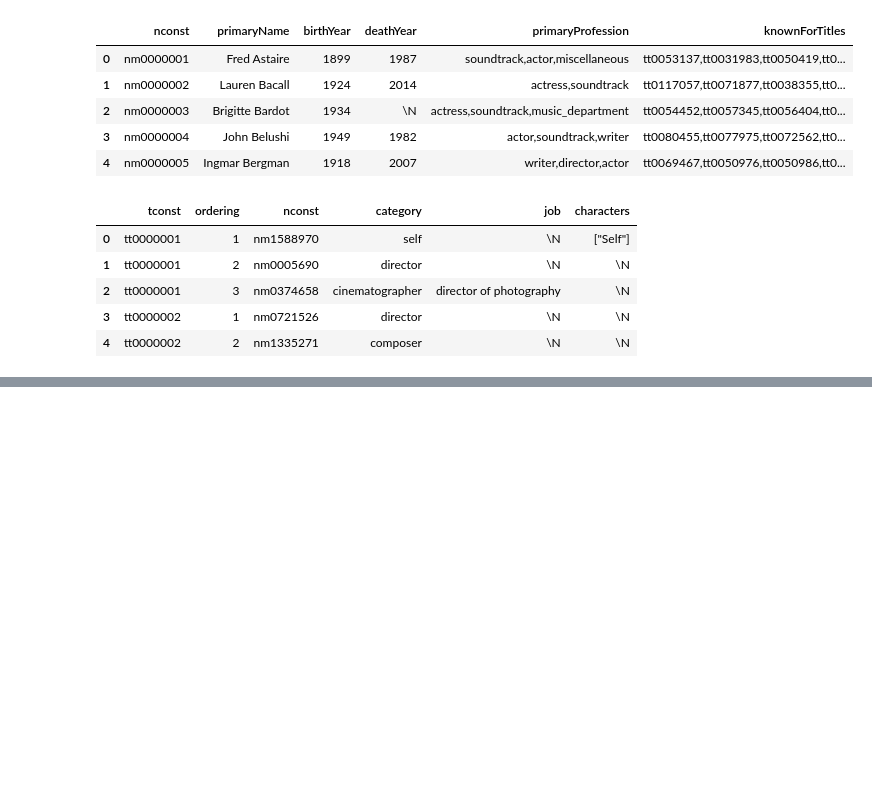
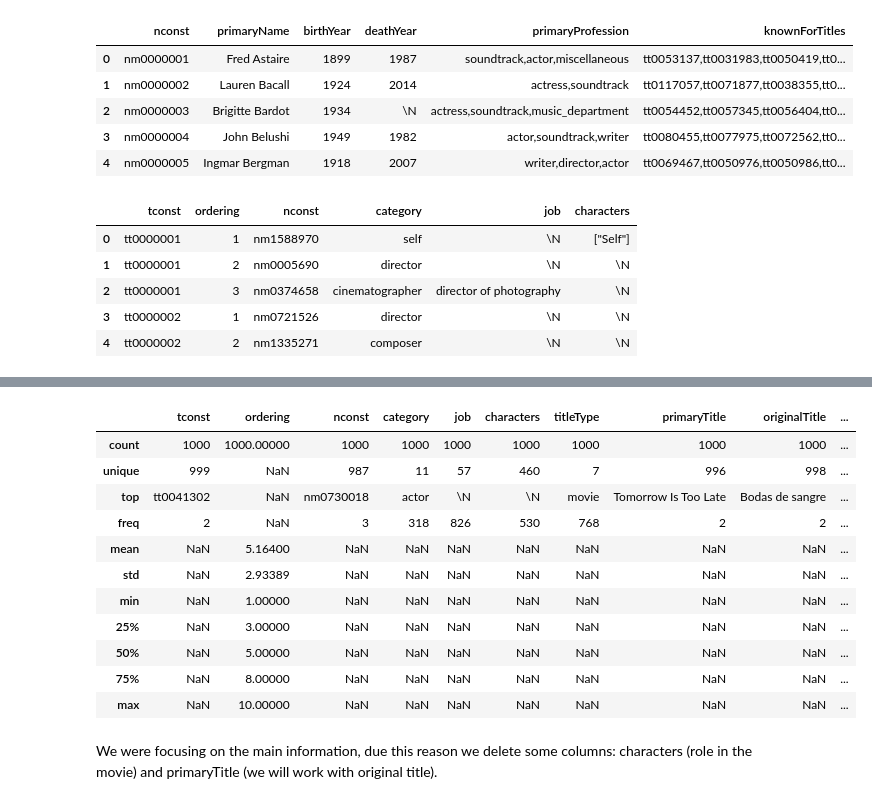
Before and after one commit to datacloudgui/Data_Exploration_1M_Movies, a Jupyter notebook: 1M_Movies_Data_exploration.ipynb, the cells around one changed output, grey strips where cells are left out. Saved outputs shown, nothing was run; the diff lists cells and outputs as text; code cells hidden in the pictures; blank space fills up the shorter version.

```diff
--- a/1M_Movies_Data_exploration.ipynb
+++ b/1M_Movies_Data_exploration.ipynb
@@ -6,7 +16,7 @@ import numpy as np
 # %%
-titles_df =  pd.read_csv('data/ImdbTitleBasics.csv', low_memory = True)
+titles_df =  pd.read_csv('/work/data/ImdbTitleBasics.csv', low_memory = True)
 #names_df =  pd.read_csv('ImdbTitleCrew.csv')
 #names_df =  pd.read_csv('ImdbTitleRatings.csv')
 # %%
-names_df =  pd.read_csv('data/ImdbName.csv')
-principals_df =  pd.read_csv('data/ImdbTitlePrincipals.csv')
+names_df =  pd.read_csv('/work/data/ImdbName.csv')
+principals_df =  pd.read_csv('/work/data/ImdbTitlePrincipals.csv')
@@ -40,3 +54,3 @@ principals_df.head(5)
 # %%
-principals_df.merge(titles_df, left_on='tconst', right_on='tconst').merge(names_df,
+df = principals_df.merge(titles_df, left_on='tconst', right_on='tconst').merge(names_df,
                                                                           left_on= 'nconst', right_on='nconst')
@@ -100,0 +59,2 @@ exploratorio feature...
+# %%
+df = df.sample(n=1000)
@@ -100,0 +80,17 @@ exploratorio feature...
+# %%
+df.describe(include='all')
+# %% [output]
+|  | tconst | ordering | nconst | category | job | characters | titleType | primaryTitle | originalTitle | ... |
+| count | 1000 | 1000.00000 | 1000 | 1000 | 1000 | 1000 | 1000 | 1000 | 1000 | ... |
+| unique | 999 | NaN | 987 | 11 | 57 | 460 | 7 | 996 | 998 | ... |
+| top | tt0041302 | NaN | nm0730018 | actor | \N | \N | movie | Tomorrow Is Too Late | Bodas de sangre | ... |
+| freq | 2 | NaN | 3 | 318 | 826 | 530 | 768 | 2 | 2 | ... |
+| mean | NaN | 5.16400 | NaN | NaN | NaN | NaN | NaN | NaN | NaN | ... |
+| std | NaN | 2.93389 | NaN | NaN | NaN | NaN | NaN | NaN | NaN | ... |
+| min | NaN | 1.00000 | NaN | NaN | NaN | NaN | NaN | NaN | NaN | ... |
+| 25% | NaN | 3.00000 | NaN | NaN | NaN | NaN | NaN | NaN | NaN | ... |
+| 50% | NaN | 5.00000 | NaN | NaN | NaN | NaN | NaN | NaN | NaN | ... |
+| 75% | NaN | 8.00000 | NaN | NaN | NaN | NaN | NaN | NaN | NaN | ... |
+| max | NaN | 10.00000 | NaN | NaN | NaN | NaN | NaN | NaN | NaN | ... |
+# %% [markdown]
+We were focusing on the main information, due this reason we delete some columns: characters (role in the movie) and primaryTitle (we will work with original title).
```
Also changed, not shown: parts of 40 cells of this notebook.
